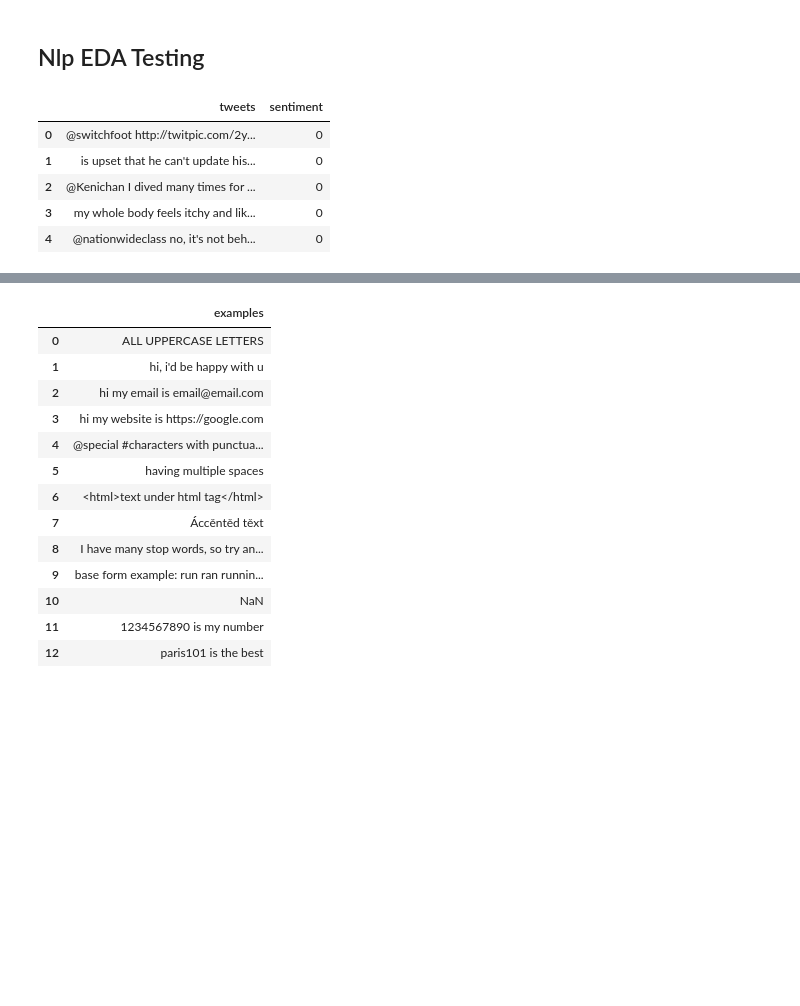
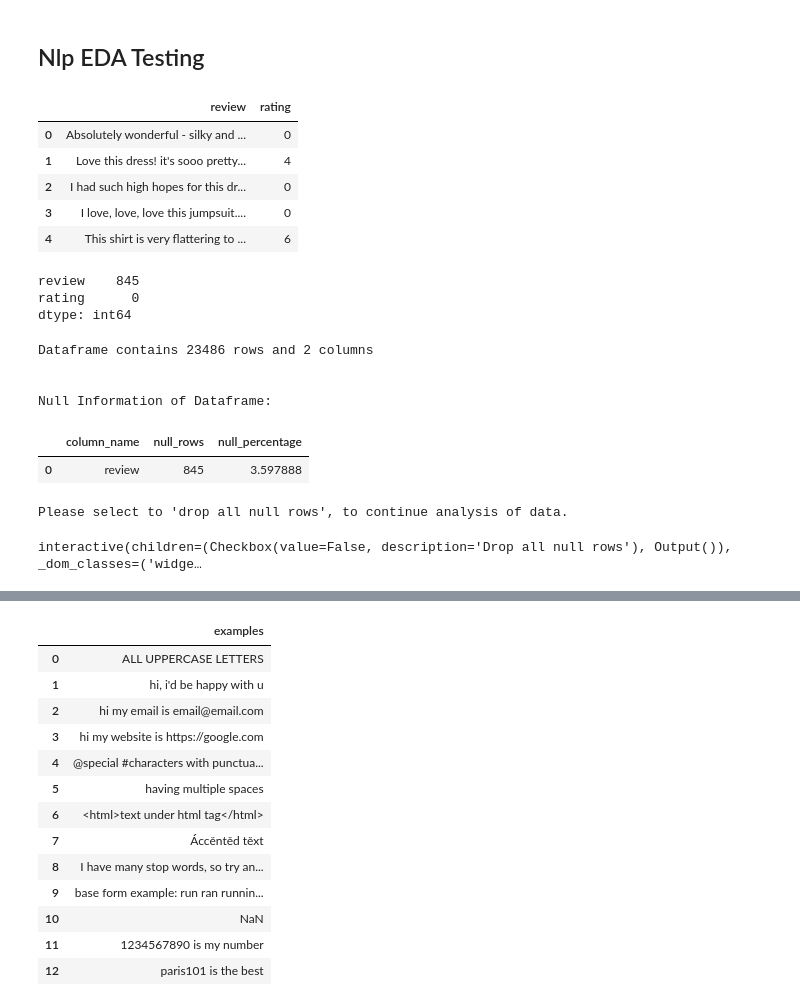
Before and after one commit to Elysian01/Data-Purifier, a Jupyter notebook: test.ipynb, the cells around one changed output, grey strips where cells are left out. Drawn from its saved outputs; the diff is of its cells as text; code cells hidden in the pictures; blank space fills up the shorter version.

Commit message:
handling null values in nlp eda completed

```diff
--- a/test.ipynb
+++ b/test.ipynb
@@ -17,18 +17,37 @@ from datapurifier import Nlpurifier
 # %% [markdown]
 ## Nlp EDA Testing
 # %%
-nlp_df = pd.read_csv("datasets/twitter16m.csv", header=None, encoding='latin-1')
-nlp_df = nlp_df[[5,0]] # selecting only the tweets column and the sentiment
-nlp_df.columns = ["tweets","sentiment"]
+# nlp_df = pd.read_csv("datasets/twitter16m.csv", header=None, encoding='latin-1')
+# nlp_df = nlp_df[[5,0]] # selecting only the tweets column and the sentiment
+# nlp_df.columns = ["tweets","sentiment"]
+# nlp_df.head()
+
+nlp_df = pd.read_csv("datasets/womens_clothing_e-commerce_reviews.csv")
+nlp_df = nlp_df[["Review Text", "Positive Feedback Count"]]
+nlp_df.columns = ["review", "rating"]
 nlp_df.head()
 # %% [output]
-|  | tweets | sentiment |
-| 0 | @switchfoot http://twitpic.com/2y... | 0 |
-| 1 | is upset that he can't update his... | 0 |
-| 2 | @Kenichan I dived many times for ... | 0 |
-| 3 | my whole body feels itchy and lik... | 0 |
-| 4 | @nationwideclass no, it's not beh... | 0 |
+|  | review | rating |
+| 0 | Absolutely wonderful - silky and ... | 0 |
+| 1 | Love this dress! it's sooo pretty... | 4 |
+| 2 | I had such high hopes for this dr... | 0 |
+| 3 | I love, love, love this jumpsuit.... | 0 |
+| 4 | This shirt is very flattering to ... | 6 |
+# %%
+nlp_df.isnull().sum()
+# %% [output]
+review    845
+rating      0
+dtype: int64
 # %%
-# %%time
 # eda = Nlpeda(nlp_df, "tweets", explore="basic")
-# eda.df
+eda = Nlpeda(nlp_df, "review", explore="basic")
+# %% [output]
+Dataframe contains 23486 rows and 2 columns
+
+
+Null Information of Dataframe:
+|  | column_name | null_rows | null_percentage |
+| 0 | review | 845 | 3.597888 |
+Please select to 'drop all null rows', to continue analysis of data.
+interactive(children=(Checkbox(value=False, description='Drop all null rows'), Output()), _dom_classes=('widge…
```
Also changed, not shown: parts of 2 cells of this notebook, 5 other files.
